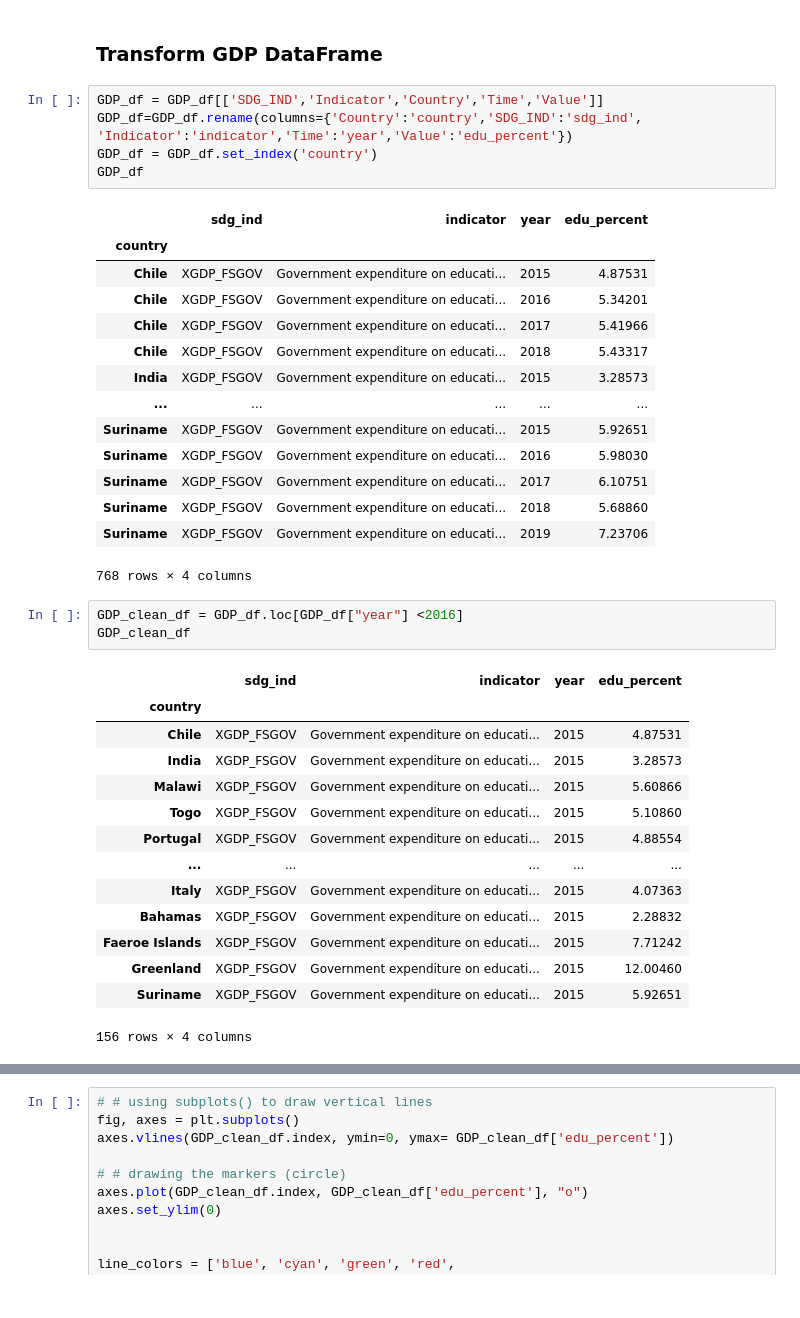
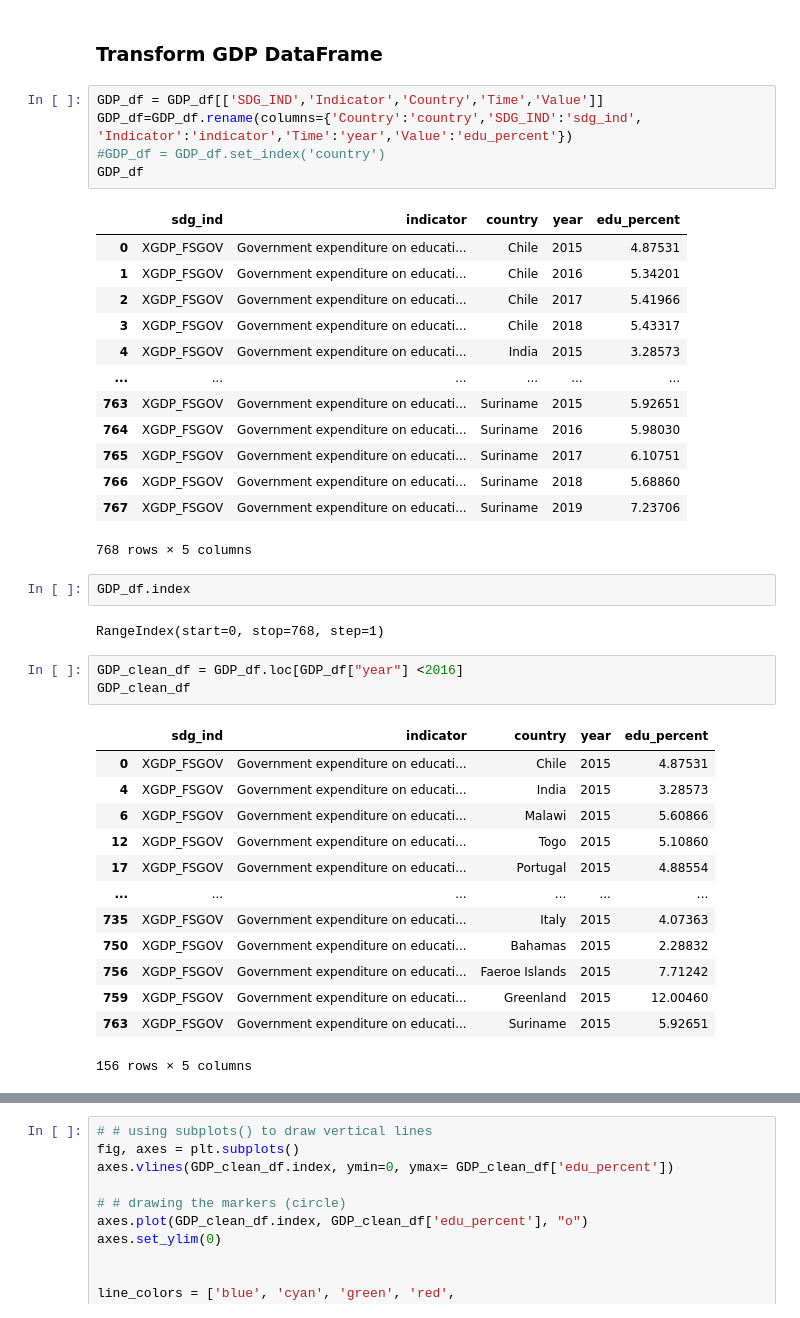
Before and after one commit to mchrzanowski27/Project2, a Jupyter notebook: Project2-Group3.ipynb, the cells around one changed output, grey strips where cells are left out. Saved outputs shown, nothing was run; the diff lists cells and outputs as text.

Commit message:
changing the index

```diff
--- a/Project2-Group3.ipynb
+++ b/Project2-Group3.ipynb
@@ -28,38 +28,40 @@ GDP_df
 # %%
 GDP_df = GDP_df[['SDG_IND','Indicator','Country','Time','Value']]
 GDP_df=GDP_df.rename(columns={'Country':'country','SDG_IND':'sdg_ind', 'Indicator':'indicator','Time':'year','Value':'edu_percent'})
-GDP_df = GDP_df.set_index('country')
+#GDP_df = GDP_df.set_index('country')
 GDP_df
 # %% [output]
-|  | sdg_ind | indicator | year | edu_percent |
-| country |  |  |  |  |
-| Chile | XGDP_FSGOV | Government expenditure on educati... | 2015 | 4.87531 |
-| Chile | XGDP_FSGOV | Government expenditure on educati... | 2016 | 5.34201 |
-| Chile | XGDP_FSGOV | Government expenditure on educati... | 2017 | 5.41966 |
-| Chile | XGDP_FSGOV | Government expenditure on educati... | 2018 | 5.43317 |
-| India | XGDP_FSGOV | Government expenditure on educati... | 2015 | 3.28573 |
-| ... | ... | ... | ... | ... |
-| Suriname | XGDP_FSGOV | Government expenditure on educati... | 2015 | 5.92651 |
-| Suriname | XGDP_FSGOV | Government expenditure on educati... | 2016 | 5.98030 |
-| Suriname | XGDP_FSGOV | Government expenditure on educati... | 2017 | 6.10751 |
-| Suriname | XGDP_FSGOV | Government expenditure on educati... | 2018 | 5.68860 |
-| Suriname | XGDP_FSGOV | Government expenditure on educati... | 2019 | 7.23706 |
+|  | sdg_ind | indicator | country | year | edu_percent |
+| 0 | XGDP_FSGOV | Government expenditure on educati... | Chile | 2015 | 4.87531 |
+| 1 | XGDP_FSGOV | Government expenditure on educati... | Chile | 2016 | 5.34201 |
+| 2 | XGDP_FSGOV | Government expenditure on educati... | Chile | 2017 | 5.41966 |
+| 3 | XGDP_FSGOV | Government expenditure on educati... | Chile | 2018 | 5.43317 |
+| 4 | XGDP_FSGOV | Government expenditure on educati... | India | 2015 | 3.28573 |
+| ... | ... | ... | ... | ... | ... |
+| 763 | XGDP_FSGOV | Government expenditure on educati... | Suriname | 2015 | 5.92651 |
+| 764 | XGDP_FSGOV | Government expenditure on educati... | Suriname | 2016 | 5.98030 |
+| 765 | XGDP_FSGOV | Government expenditure on educati... | Suriname | 2017 | 6.10751 |
+| 766 | XGDP_FSGOV | Government expenditure on educati... | Suriname | 2018 | 5.68860 |
+| 767 | XGDP_FSGOV | Government expenditure on educati... | Suriname | 2019 | 7.23706 |
-768 rows × 4 columns
+768 rows × 5 columns
+# %%
+GDP_df.index
+# %% [output]
+RangeIndex(start=0, stop=768, step=1)
 # %%
 GDP_clean_df = GDP_df.loc[GDP_df["year"] <2016]
 GDP_clean_df
 # %% [output]
-|  | sdg_ind | indicator | year | edu_percent |
-| country |  |  |  |  |
-| Chile | XGDP_FSGOV | Government expenditure on educati... | 2015 | 4.87531 |
-| India | XGDP_FSGOV | Government expenditure on educati... | 2015 | 3.28573 |
-| Malawi | XGDP_FSGOV | Government expenditure on educati... | 2015 | 5.60866 |
-| Togo | XGDP_FSGOV | Government expenditure on educati... | 2015 | 5.10860 |
-| Portugal | XGDP_FSGOV | Government expenditure on educati... | 2015 | 4.88554 |
-| ... | ... | ... | ... | ... |
-| Italy | XGDP_FSGOV | Government expenditure on educati... | 2015 | 4.07363 |
-| Bahamas | XGDP_FSGOV | Government expenditure on educati... | 2015 | 2.28832 |
-| Faeroe Islands | XGDP_FSGOV | Government expenditure on educati... | 2015 | 7.71242 |
-| Greenland | XGDP_FSGOV | Government expenditure on educati... | 2015 | 12.00460 |
-| Suriname | XGDP_FSGOV | Government expenditure on educati... | 2015 | 5.92651 |
+|  | sdg_ind | indicator | country | year | edu_percent |
+| 0 | XGDP_FSGOV | Government expenditure on educati... | Chile | 2015 | 4.87531 |
+| 4 | XGDP_FSGOV | Government expenditure on educati... | India | 2015 | 3.28573 |
+| 6 | XGDP_FSGOV | Government expenditure on educati... | Malawi | 2015 | 5.60866 |
+| 12 | XGDP_FSGOV | Government expenditure on educati... | Togo | 2015 | 5.10860 |
+| 17 | XGDP_FSGOV | Government expenditure on educati... | Portugal | 2015 | 4.88554 |
+| ... | ... | ... | ... | ... | ... |
+| 735 | XGDP_FSGOV | Government expenditure on educati... | Italy | 2015 | 4.07363 |
+| 750 | XGDP_FSGOV | Government expenditure on educati... | Bahamas | 2015 | 2.28832 |
+| 756 | XGDP_FSGOV | Government expenditure on educati... | Faeroe Islands | 2015 | 7.71242 |
+| 759 | XGDP_FSGOV | Government expenditure on educati... | Greenland | 2015 | 12.00460 |
+| 763 | XGDP_FSGOV | Government expenditure on educati... | Suriname | 2015 | 5.92651 |
-156 rows × 4 columns
+156 rows × 5 columns
```
Also changed, not shown: parts of 3 cells of this notebook.
